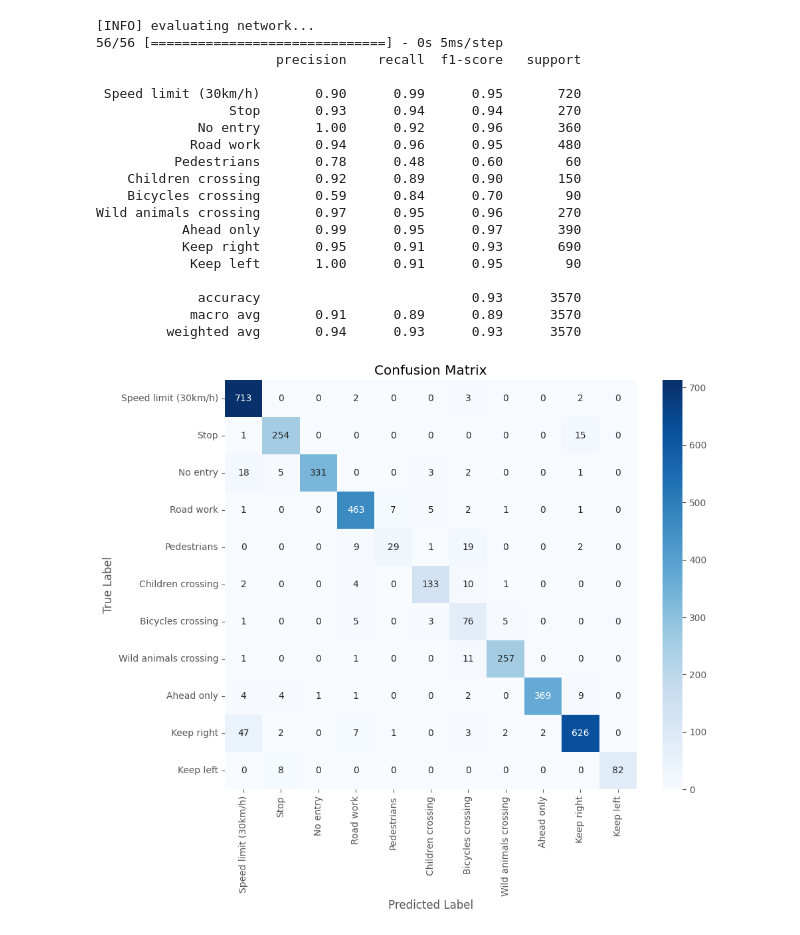
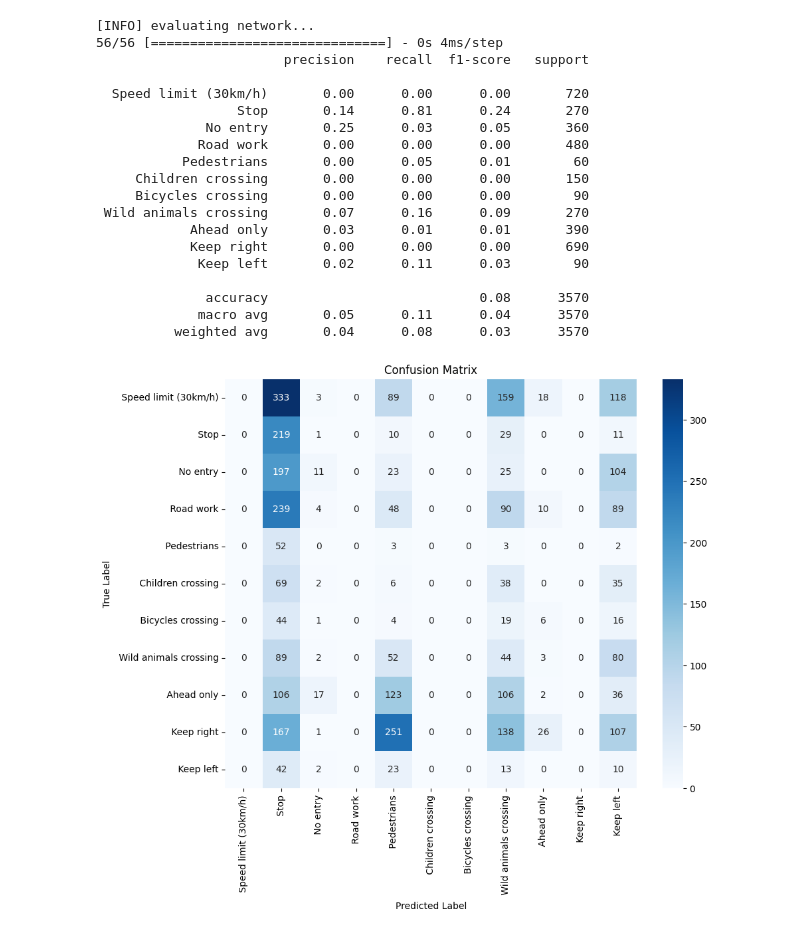
Before and after one commit to gustschaefer/real-time-traffic-sign-detection, a Jupyter notebook: model_trainning.ipynb, the cells around one changed output. Cells and saved outputs as stored; diff of their text form; code cells hidden in the pictures.

```diff
--- a/model_trainning.ipynb
+++ b/model_trainning.ipynb
@@ -22,4 +32,6 @@ from trafficsignnet import TrafficSignNet
 # %%
+SHAPE = 64
+
 def load_split(basePath, csvPath):
 	# initialize the list of data and labels
 	data = []
@@ -48,7 +60,7 @@ def load_split(basePath, csvPath):
 		# resize the image to be 32x32 pixels, ignoring aspect ratio,
 		# and then perform Contrast Limited Adaptive Histogram
 		# Equalization (CLAHE)
-		image = transform.resize(image, (28, 28))
+		image = transform.resize(image, (SHAPE, SHAPE))
 		image = exposure.equalize_adapthist(image, clip_limit=0.1)
 		image = (image * 255).astype('uint8')
 
@@ -128,6 +134,10 @@ classWeight = classTotals.max() / classTotals
 
 classWeight = {i: classWeight[i] for i in range(len(classWeight))}
 # %%
+NUM_EPOCHS = 20
+INIT_LR = 1e-3
+BS = 64
+
 # construct the image generator for data augmentation
 aug = ImageDataGenerator(
 	rotation_range=10,
@@ -139,11 +149,31 @@ aug = ImageDataGenerator(
 	vertical_flip=False,
 	fill_mode="nearest")
 
+loss1, loss2 = 'categorical_crossentropy', 'sparse_categorical_crossentropy'
+opt = Adam(lr=INIT_LR, decay=INIT_LR / (NUM_EPOCHS * 0.5))
+
 # initialize the optimizer and model
-print("[INFO] compiling model...")
-opt = Adam(lr=INIT_LR, decay=INIT_LR / (NUM_EPOCHS * 0.5))
-model = TrafficSignNet.build(width=28, height=28, depth=1,
+print("[INFO] compiling models...")
+
+light_model = TrafficSignNet.build2(width=SHAPE, height=SHAPE, depth=1,
 	classes=numLabels)
-model.compile(loss="categorical_crossentropy", optimizer=opt,
+
+light_model.compile(loss=loss1, optimizer=opt,
 	metrics=["accuracy"])
+
+# ----------------------
+
+heavy_model = TrafficSignNet.build(width=SHAPE, height=SHAPE, depth=1,
+	classes=numLabels)
+
+heavy_model.compile(loss=loss1, optimizer=opt,
+	metrics=["accuracy"])
+
+# ----------------
+
+print("[INFO] Light Model Summary")
+light_model.summary()
+
+print("[INFO] Heavy Model Summary")
+heavy_model.summary()
 # %% [output]
@@ -158,6 +221,6 @@ print(trainX.shape)
 # %%
-print("[INFO] training network...")
-H = model.fit(
+print("[INFO] training light network...")
+lH = light_model.fit(
 	aug.flow(trainX, trainY, batch_size=BS),
 	validation_data=(testX, testY),
 	steps_per_epoch=trainX.shape[0] // BS,
@@ -188,48 +278,48 @@ Epoch 20/20
 import numpy as np
 from sklearn.metrics import classification_report, confusion_matrix
 import matplotlib.pyplot as plt
 import seaborn as sns
 
 # Assuming your model is already trained and test data is prepared
 
 print("[INFO] evaluating network...")
-predictions = model.predict(testX, batch_size=BS)
+predictions = light_model.predict(testX, batch_size=BS)
 
 # Convert predictions and true labels to class labels
 predicted_classes = np.argmax(predictions, axis=1)
 true_classes = np.argmax(testY, axis=1)
 
 # Generate the classification report
 print(classification_report(true_classes, predicted_classes, target_names=labelNames))
 
 # Generate the confusion matrix
 conf_matrix = confusion_matrix(true_classes, predicted_classes)
 
 # Plot the confusion matrix
 plt.figure(figsize=(10, 8))
 sns.heatmap(conf_matrix, annot=True, fmt="d", cmap="Blues", xticklabels=labelNames, yticklabels=labelNames)
 plt.xlabel('Predicted Label')
 plt.ylabel('True Label')
 plt.title('Confusion Matrix')
 plt.show()
 # %% [output]
 [INFO] evaluating network...
-56/56 [==============================] - 0s 5ms/step
-                       precision    recall  f1-score   support
+56/56 [==============================] - 0s 4ms/step
+                        precision    recall  f1-score   support
 
- Speed limit (30km/h)       0.90      0.99      0.95       720
-                 Stop       0.93      0.94      0.94       270
-             No entry       1.00      0.92      0.96       360
-            Road work       0.94      0.96      0.95       480
-          Pedestrians       0.78      0.48      0.60        60
-    Children crossing       0.92      0.89      0.90       150
-    Bicycles crossing       0.59      0.84      0.70        90
-Wild animals crossing       0.97      0.95      0.96       270
-           Ahead only       0.99      0.95      0.97       390
-           Keep right       0.95      0.91      0.93       690
-            Keep left       1.00      0.91      0.95        90
+  Speed limit (30km/h)       0.00      0.00      0.00       720
+                  Stop       0.14      0.81      0.24       270
+              No entry       0.25      0.03      0.05       360
+             Road work       0.00      0.00      0.00       480
+           Pedestrians       0.00      0.05      0.01        60
+     Children crossing       0.00      0.00      0.00       150
+     Bicycles crossing       0.00      0.00      0.00        90
+ Wild animals crossing       0.07      0.16      0.09       270
+            Ahead only       0.03      0.01      0.01       390
+            Keep right       0.00      0.00      0.00       690
+             Keep left       0.02      0.11      0.03        90
 
-             accuracy                           0.93      3570
-            macro avg       0.91      0.89      0.89      3570
-         weighted avg       0.94      0.93      0.93      3570
+              accuracy                           0.08      3570
+             macro avg       0.05      0.11      0.04      3570
+          weighted avg       0.04      0.08      0.03      3570
-[figure, old version]
+[figure, new version]
```
Also changed, not shown: parts of 11 cells of this notebook, 33 other files.
